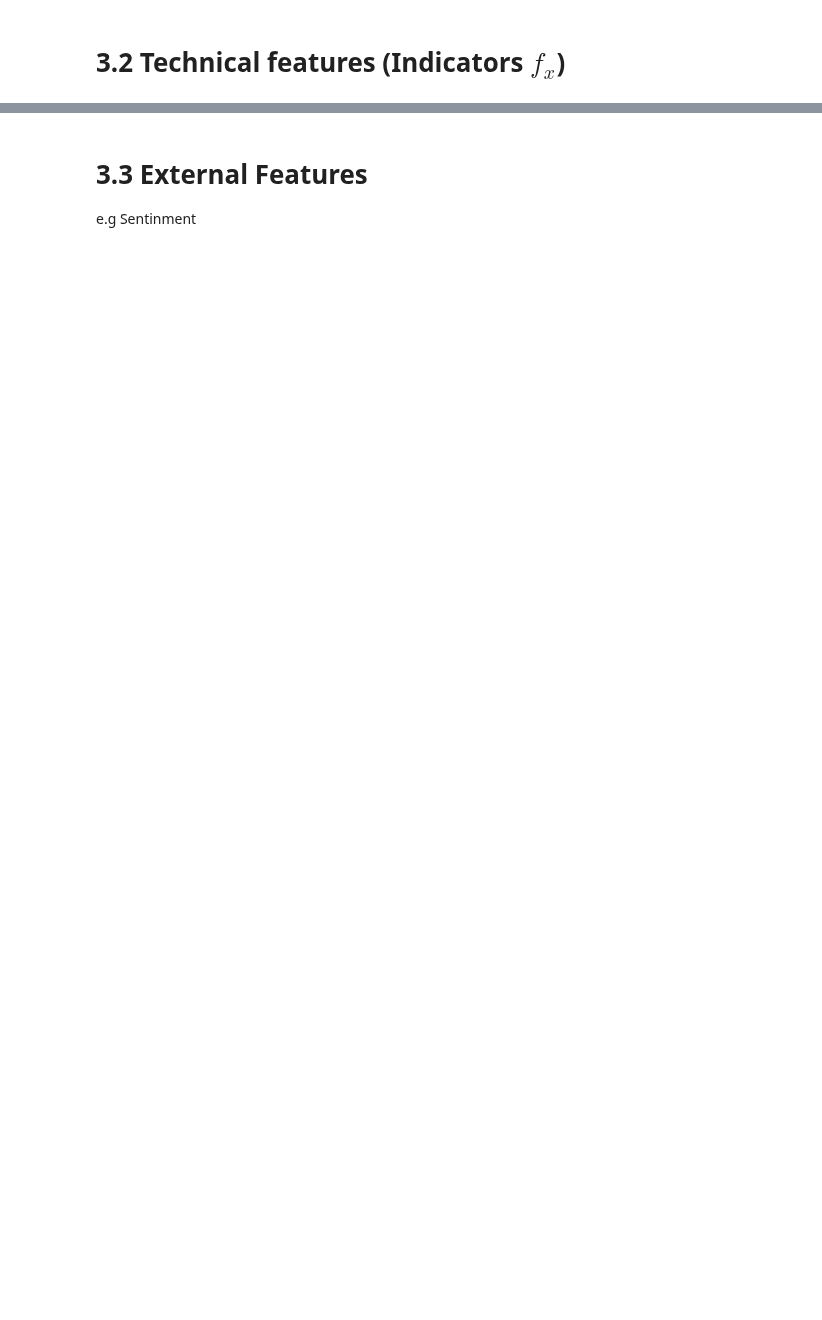
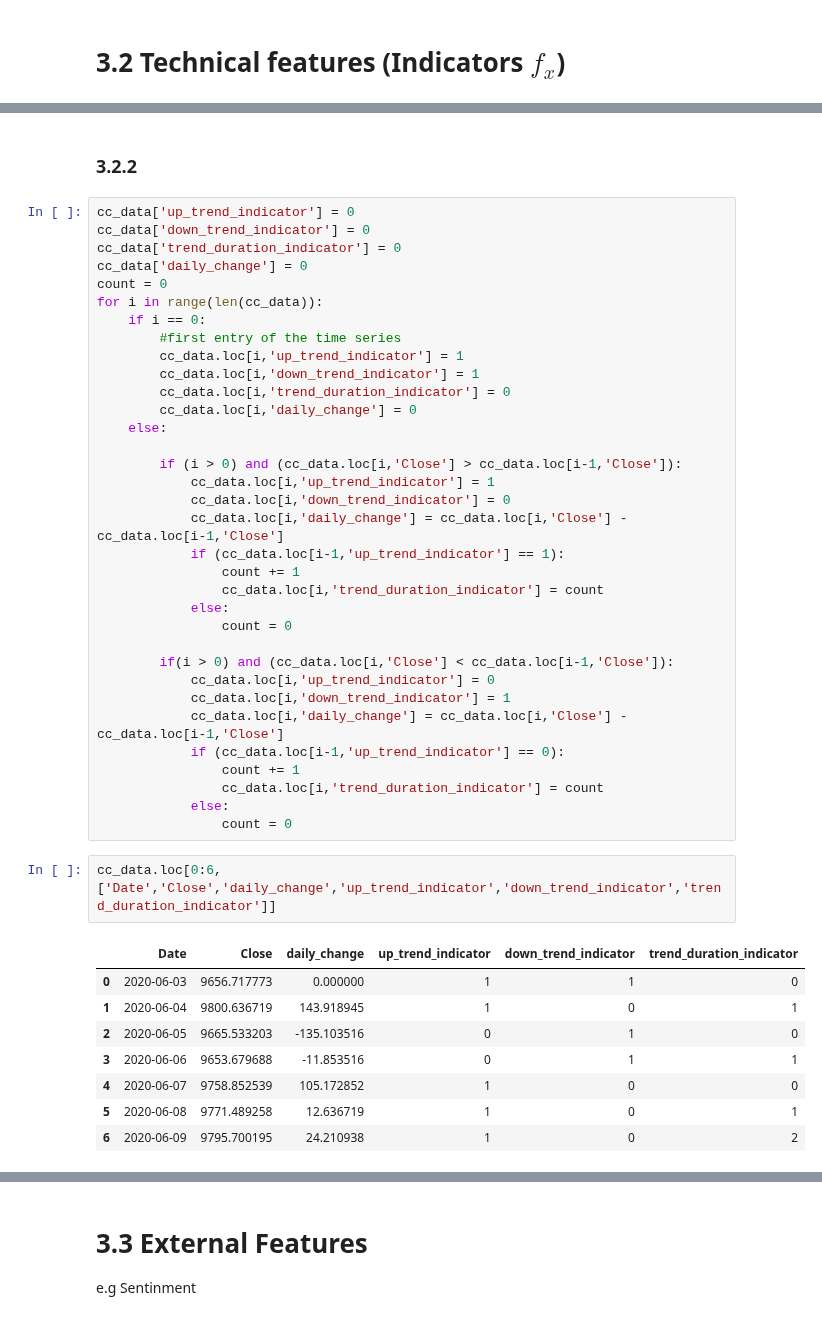
Before and after one commit to NotAndex/Demo, a Jupyter notebook: time_series_feature_engineering.ipynb, the cells around one changed output, grey strips where cells are left out. Saved outputs shown, nothing was run; the diff lists cells and outputs as text; blank space fills up the shorter version.

```diff
--- a/time_series_feature_engineering.ipynb
+++ b/time_series_feature_engineering.ipynb
@@ -67,0 +107,47 @@ cc_data.loc[0:6,["wday","Monday","Tuesday","Wednesday","Thursday","Friday","Satu
+# %% [markdown]
+### 3.2.2
+# %%
+cc_data['up_trend_indicator'] = 0
+cc_data['down_trend_indicator'] = 0
+cc_data['trend_duration_indicator'] = 0
+cc_data['daily_change'] = 0
+count = 0
+for i in range(len(cc_data)):
+    if i == 0:
+        #first entry of the time series
+        cc_data.loc[i,'up_trend_indicator'] = 1
+        cc_data.loc[i,'down_trend_indicator'] = 1
+        cc_data.loc[i,'trend_duration_indicator'] = 0
+        cc_data.loc[i,'daily_change'] = 0
+    else:
+
+        if (i > 0) and (cc_data.loc[i,'Close'] > cc_data.loc[i-1,'Close']):
+            cc_data.loc[i,'up_trend_indicator'] = 1
+            cc_data.loc[i,'down_trend_indicator'] = 0
+            cc_data.loc[i,'daily_change'] = cc_data.loc[i,'Close'] - cc_data.loc[i-1,'Close']
+            if (cc_data.loc[i-1,'up_trend_indicator'] == 1):
+                count += 1
+                cc_data.loc[i,'trend_duration_indicator'] = count
+            else:
+                count = 0
+
+        if(i > 0) and (cc_data.loc[i,'Close'] < cc_data.loc[i-1,'Close']):
+            cc_data.loc[i,'up_trend_indicator'] = 0
+            cc_data.loc[i,'down_trend_indicator'] = 1
+            cc_data.loc[i,'daily_change'] = cc_data.loc[i,'Close'] - cc_data.loc[i-1,'Close']
+            if (cc_data.loc[i-1,'up_trend_indicator'] == 0):
+                count += 1
+                cc_data.loc[i,'trend_duration_indicator'] = count
+            else:
+                count = 0
+# %%
+cc_data.loc[0:6,['Date','Close','daily_change','up_trend_indicator','down_trend_indicator','trend_duration_indicator']]
+# %% [output]
+|  | Date | Close | daily_change | up_trend_indicator | down_trend_indicator | trend_duration_indicator |
+| 0 | 2020-06-03 | 9656.717773 | 0.000000 | 1 | 1 | 0 |
+| 1 | 2020-06-04 | 9800.636719 | 143.918945 | 1 | 0 | 1 |
+| 2 | 2020-06-05 | 9665.533203 | -135.103516 | 0 | 1 | 0 |
+| 3 | 2020-06-06 | 9653.679688 | -11.853516 | 0 | 1 | 1 |
+| 4 | 2020-06-07 | 9758.852539 | 105.172852 | 1 | 0 | 0 |
+| 5 | 2020-06-08 | 9771.489258 | 12.636719 | 1 | 0 | 1 |
+| 6 | 2020-06-09 | 9795.700195 | 24.210938 | 1 | 0 | 2 |
```
Also changed, not shown: parts of 12 cells of this notebook.
